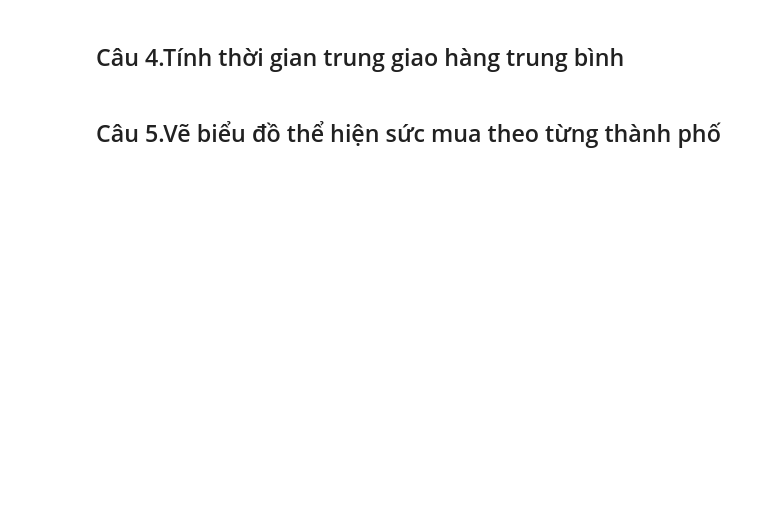
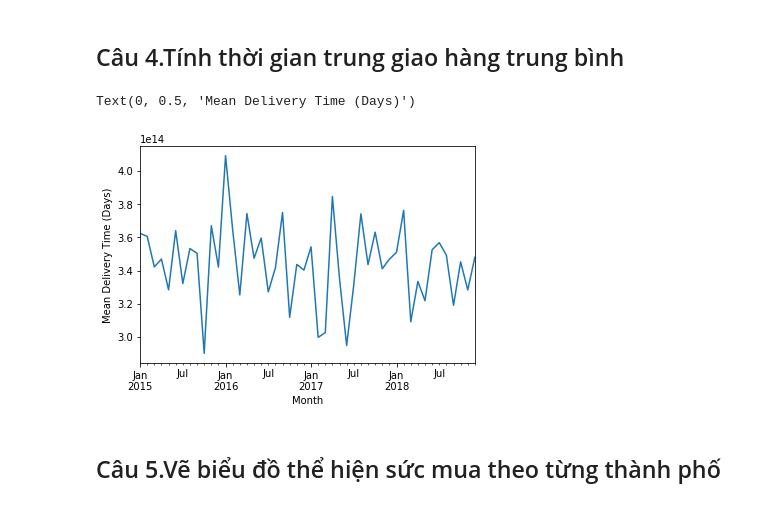
Before and after one commit to khanh22mse23057/python4engineer-assignments, a Jupyter notebook: FinalAssignments_Practice&Build_API_with_Superstore_Sales_Dataset_Analysis.ipynb, the cells around one changed output. Saved outputs shown, nothing was run; the diff lists cells and outputs as text; code cells hidden in the pictures; blank space fills up the shorter version.

```diff
--- a/FinalAssignments_Practice&Build_API_with_Superstore_Sales_Dataset_Analysis.ipynb
+++ b/FinalAssignments_Practice&Build_API_with_Superstore_Sales_Dataset_Analysis.ipynb
@@ -116,4 +161,13 @@ Cho biết doanh thu trung bình trong 3 tháng gần nhất.
 # %% [markdown]
 ## Câu 4.Tính thời gian trung giao hàng trung bình
+# %%
+# Mean delivery time
+data["Delivery Time"] = data["Ship Date"] - data["Order Date"]
+mean_delivery_time_by_month = data.groupby(pd.Grouper(key="Order Date", freq="M"))["Delivery Time"].mean().plot()
+mean_delivery_time_by_month.set_xlabel("Month")
+mean_delivery_time_by_month.set_ylabel("Mean Delivery Time (Days)")
+# %% [output]
+Text(0, 0.5, 'Mean Delivery Time (Days)')
+[figure, added]
 # %% [markdown]
 ## Câu 5.Vẽ biểu đồ thể hiện sức mua theo từng thành phố
```
Also changed, not shown: parts of 17 cells of this notebook.
